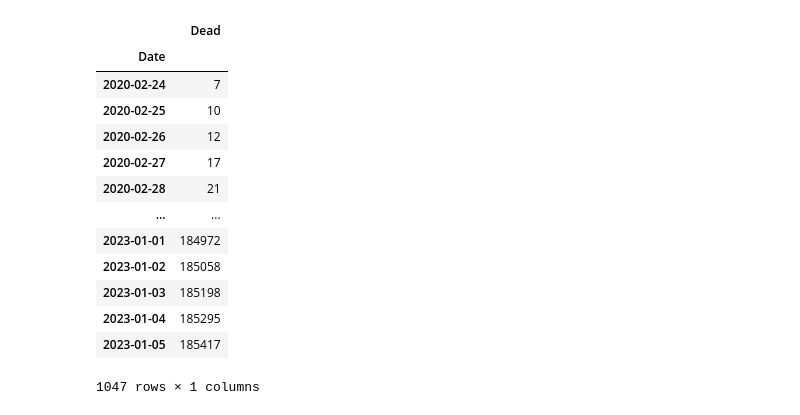
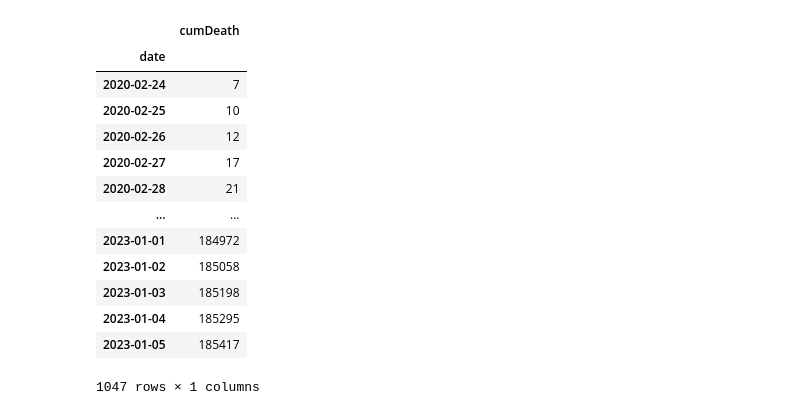
Before and after one commit to zenodea/MCMC_parameter_estimation, a Jupyter notebook: Data Preparation/italy.ipynb, the cells around one changed output. Drawn from its saved outputs; the diff is of its cells as text; code cells hidden in the pictures.

```diff
--- a/Data Preparation/italy.ipynb
+++ b/Data Preparation/italy.ipynb
@@ -3,11 +3,12 @@ import pandas as pd
 # %%
 df = pd.read_csv('../raw_data/Covid_Data/italy_covid_data.txt', sep=",")
 df = df[['Date','Dead']]
-df = df.groupby(['Date']).sum()
+df = df.rename(columns={"Date": "date", "Dead": "cumDeath"})
+df = df.groupby(['date']).sum()
 df
 # %% [output]
-|  | Dead |
-| Date |  |
+|  | cumDeath |
+| date |  |
 | 2020-02-24 | 7 |
 | 2020-02-25 | 10 |
 | 2020-02-26 | 12 |
```
Also changed, not shown: 7 other files.
